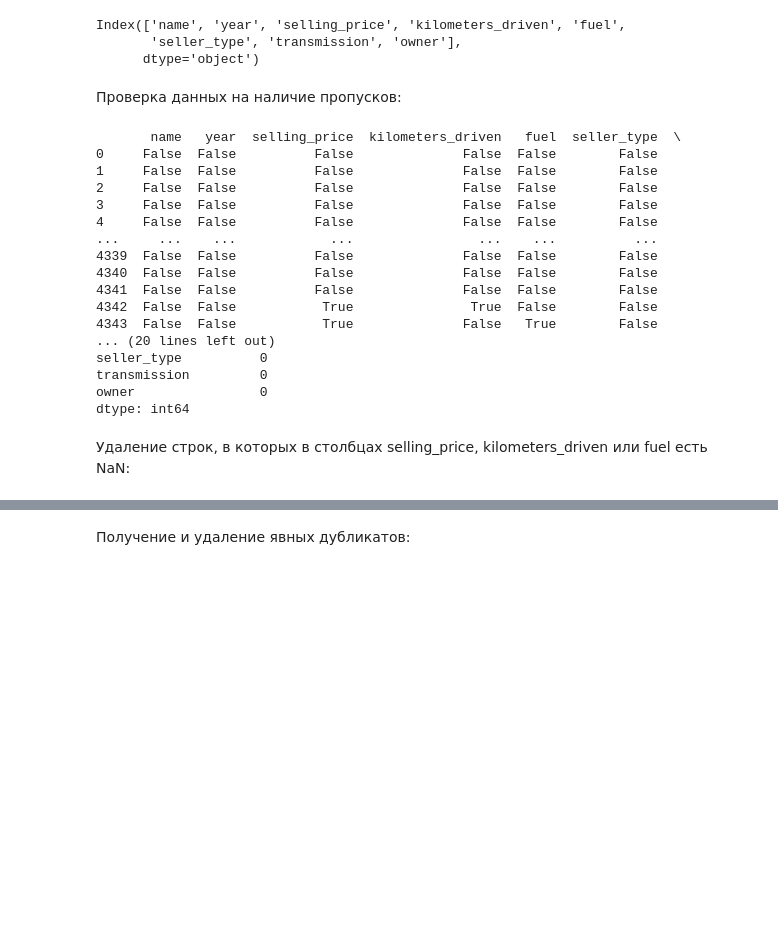
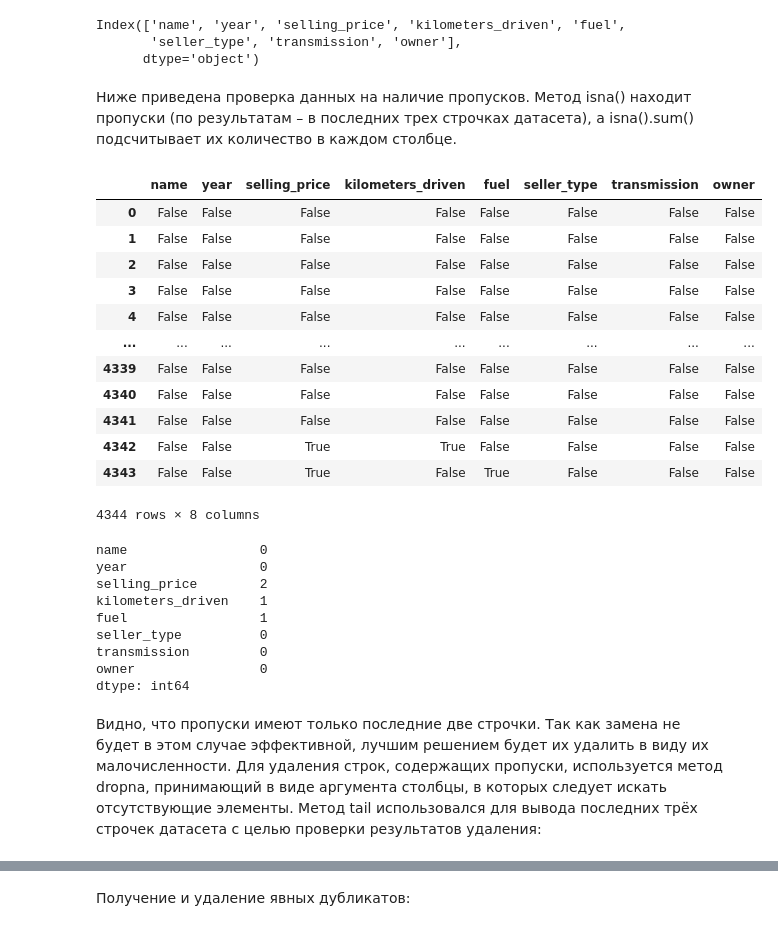
Before and after one commit to anaviel/VAD_lab1, a Jupyter notebook: ЛР1 _Маркова_14.ipynb, the cells around one changed output, grey strips where cells are left out. Drawn from its saved outputs; the diff is of its cells as text; code cells hidden in the pictures; blank space fills up the shorter version.

```diff
--- a/ЛР1 _Маркова_14.ipynb
+++ b/ЛР1 _Маркова_14.ipynb
@@ -85,29 +91,34 @@ Index(['name', 'year', 'selling_price', 'kilometers_driven', 'fuel',
        'seller_type', 'transmission', 'owner'],
       dtype='object')
 # %% [markdown]
-Проверка данных на наличие пропусков:
+Ниже приведена проверка данных на наличие пропусков. Метод isna() находит пропуски (по результатам – в последних трех строчках датасета), а isna().sum() подсчитывает их количество в каждом столбце.
 # %%
-print(df.isna())
-print(df.isna().sum())
+display(df.isna())
+display(df.isna().sum())
 # %% [output]
+|  | name | year | selling_price | kilometers_driven | fuel | seller_type | transmission | owner |
+| 0 | False | False | False | False | False | False | False | False |
+| 1 | False | False | False | False | False | False | False | False |
+| 2 | False | False | False | False | False | False | False | False |
+| 3 | False | False | False | False | False | False | False | False |
+| 4 | False | False | False | False | False | False | False | False |
+| ... | ... | ... | ... | ... | ... | ... | ... | ... |
+| 4339 | False | False | False | False | False | False | False | False |
+| 4340 | False | False | False | False | False | False | False | False |
+| 4341 | False | False | False | False | False | False | False | False |
+| 4342 | False | False | True | True | False | False | False | False |
+| 4343 | False | False | True | False | True | False | False | False |
-       name   year  selling_price  kilometers_driven   fuel  seller_type  \
-0     False  False          False              False  False        False
-1     False  False          False              False  False        False
-2     False  False          False              False  False        False
-3     False  False          False              False  False        False
-4     False  False          False              False  False        False
-...     ...    ...            ...                ...    ...          ...
-4339  False  False          False              False  False        False
-4340  False  False          False              False  False        False
-4341  False  False          False              False  False        False
-4342  False  False           True               True  False        False
-4343  False  False           True              False   True        False
-... (20 lines left out)
-seller_type          0
-transmission         0
-owner                0
-dtype: int64
+4344 rows × 8 columns
+name                 0
+year                 0
+selling_price        2
+kilometers_driven    1
+fuel                 1
+seller_type          0
+transmission         0
+owner                0
+dtype: int64
 # %% [markdown]
-Удаление строк, в которых в столбцах selling_price, kilometers_driven или fuel есть NaN:
+Видно, что пропуски имеют только последние две строчки. Так как замена не будет в этом случае эффективной, лучшим решением будет их удалить в виду их малочисленности. Для удаления строк, содержащих пропуски, используется метод dropna, принимающий в виде аргумента столбцы, в которых следует искать отсутствующие элементы. Метод tail использовался для вывода последних трёх строчек датасета с целью проверки результатов удаления:
 # %%
 df = df.dropna(subset=['selling_price', 'kilometers_driven', 'fuel'])
```
Also changed, not shown: parts of 32 cells of this notebook.
